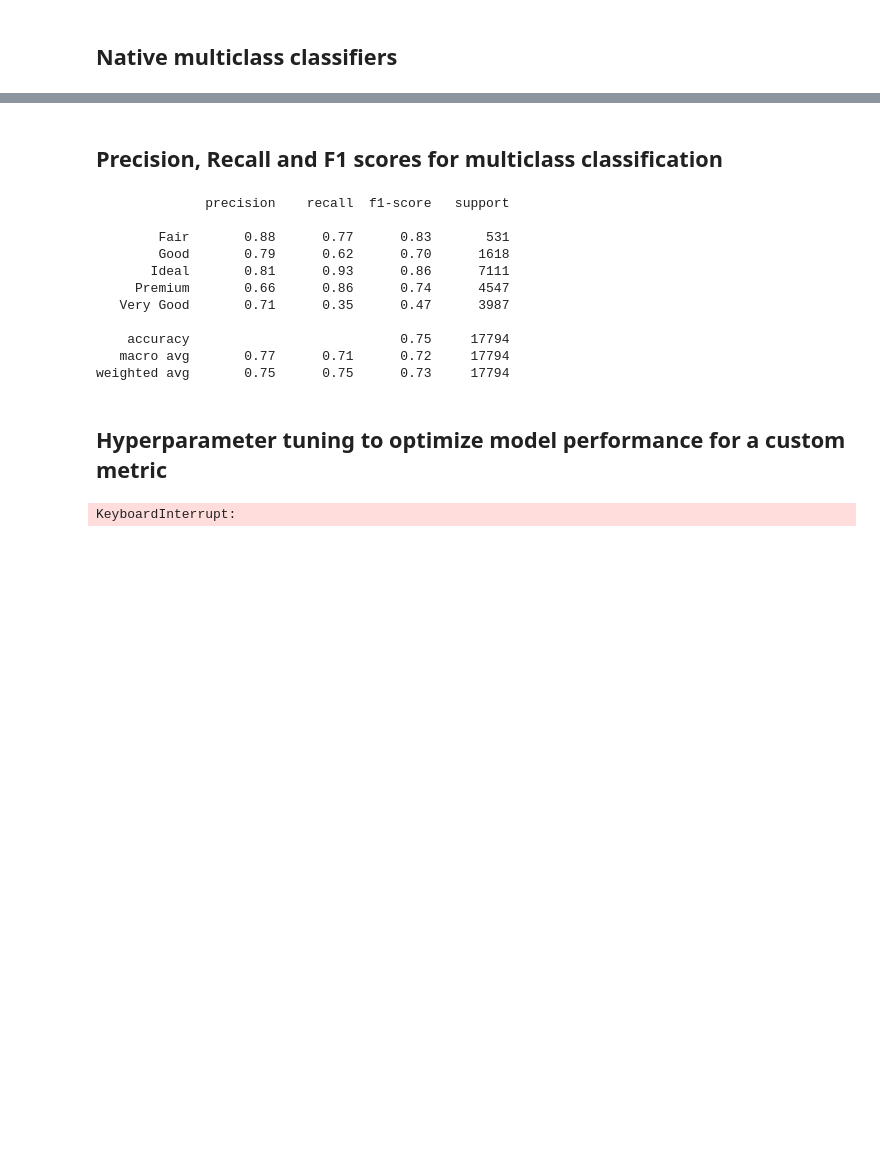
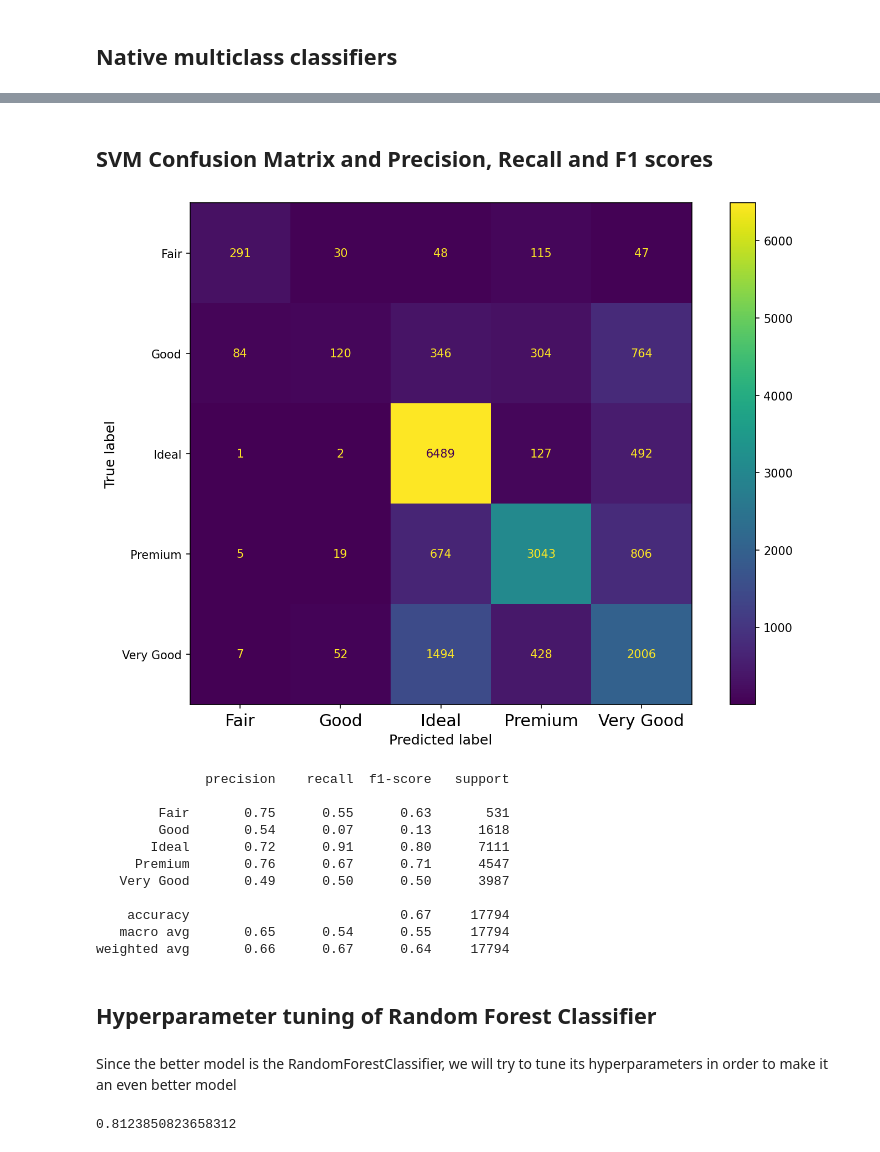
Before and after one commit to SrPhoenix/TAA_project1, a Jupyter notebook: Diamonds Project.ipynb, the cells around one changed output, grey strips where cells are left out. Drawn from its saved outputs; the diff is of its cells as text; code cells hidden in the pictures; blank space fills up the shorter version.

```diff
--- a/Diamonds Project.ipynb
+++ b/Diamonds Project.ipynb
@@ -250,23 +509,36 @@ False Negatives: actual value is either Ideal or Premium but predicted by any of
 # %% [markdown]
-## Precision, Recall and F1 scores for multiclass classification
+## SVM Confusion Matrix and Precision, Recall and F1 scores
-# %%
-from sklearn.metrics import classification_report
-
-print(classification_report(y_test, y_pred))
-# %% [output]
-              precision    recall  f1-score   support
-
-        Fair       0.88      0.77      0.83       531
-        Good       0.79      0.62      0.70      1618
-       Ideal       0.81      0.93      0.86      7111
-     Premium       0.66      0.86      0.74      4547
-   Very Good       0.71      0.35      0.47      3987
-
-    accuracy                           0.75     17794
-   macro avg       0.77      0.71      0.72     17794
-weighted avg       0.75      0.75      0.73     17794
-# %% [markdown]
-## Hyperparameter tuning to optimize model performance for a custom metric
+# %%
+from sklearn.metrics import ConfusionMatrixDisplay, confusion_matrix
+
+y_pred_svm = svm_pipeline.predict(X_test)
+
+# Plot the confusion matrix
+fig, ax = plt.subplots(figsize=(12, 8))
+# Create the matrix
+cm = confusion_matrix(y_test, y_pred_svm)
+cmp = ConfusionMatrixDisplay(cm, display_labels=svm_pipeline.classes_)
+cmp.plot(ax=ax)
+
+plt.show();
+print(classification_report(y_test, y_pred_svm))
+# %% [output]
+[figure, added]
+              precision    recall  f1-score   support
+
+        Fair       0.75      0.55      0.63       531
+        Good       0.54      0.07      0.13      1618
+       Ideal       0.72      0.91      0.80      7111
+     Premium       0.76      0.67      0.71      4547
+   Very Good       0.49      0.50      0.50      3987
+
+    accuracy                           0.67     17794
+   macro avg       0.65      0.54      0.55     17794
+weighted avg       0.66      0.67      0.64     17794
+# %% [markdown]
+## Hyperparameter tuning of Random Forest Classifier
+# %% [markdown]
+Since the better model is the RandomForestClassifier, we will try to tune its hyperparameters in order to make it an even better model
 # %%
 
 n_estimators = [int(x) for x in np.linspace(start=200, stop=2000, num=10)]
@@ -302,12 +574,11 @@ hrs = HalvingRandomSearchCV(
     n_jobs=-1,
 )
 # Fit
-_ = hrs.fit(X, y)
+hrs.fit(X, y)
 
 # Score
 best_estimator = hrs.best_estimator_
-_ = model.fit(X_train, y_train)
-y_preds = model.predict(X_test)
-f1_score(y_test, preds, average="weighted", labels=["Ideal", "Premium"])
+y_preds = best_estimator.predict(X_test)
+f1_score(y_test, y_preds, average="weighted", labels=["Ideal", "Premium"])
 # %% [output]
-KeyboardInterrupt:
+0.8123850823658312
```
Also changed, not shown: parts of 12 cells of this notebook.
